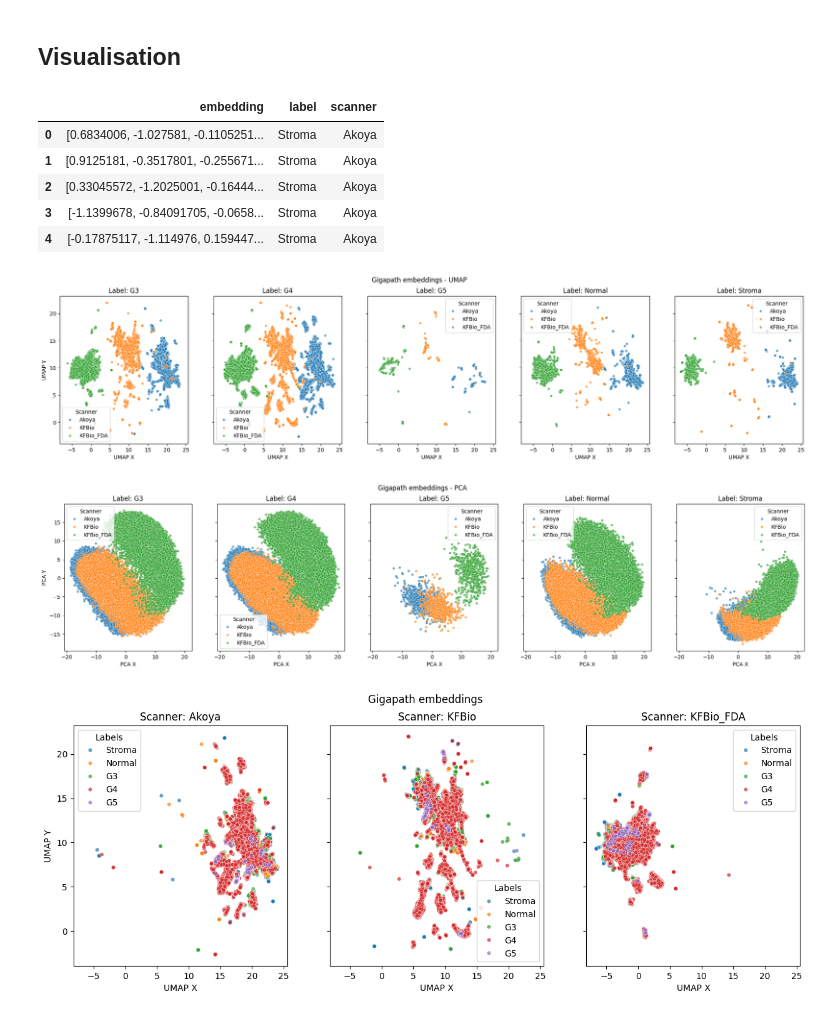
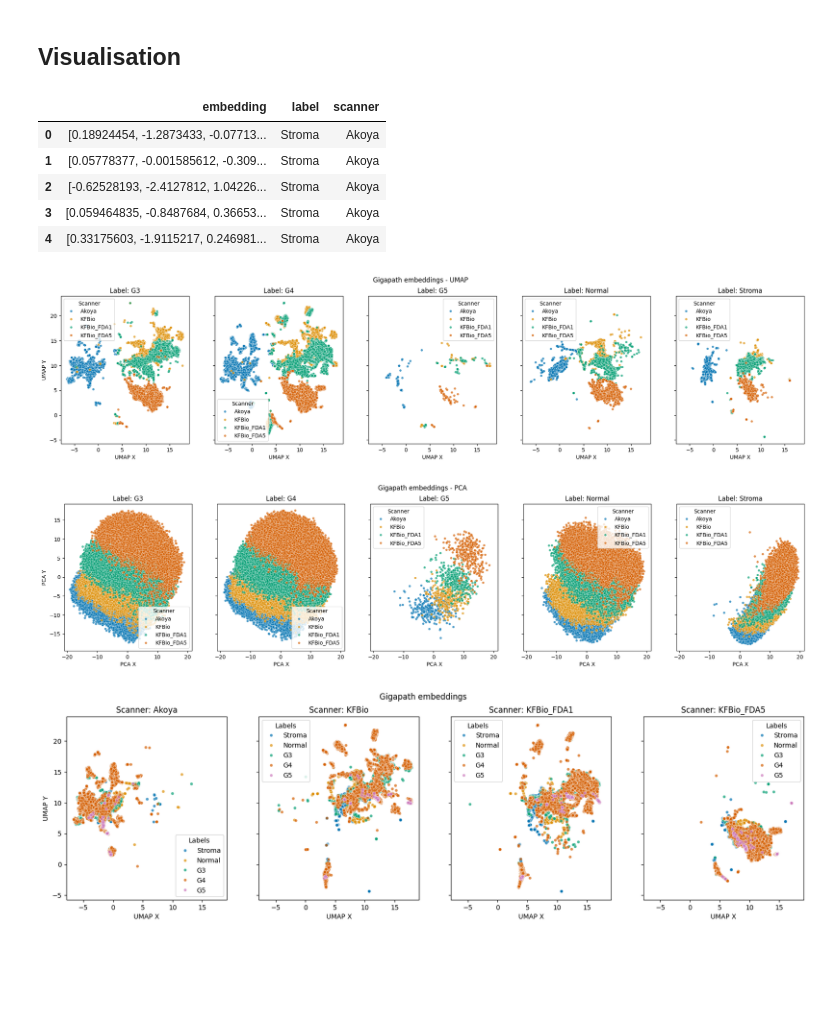
Before and after one commit to Leooryx/ASTAR_internship, a Jupyter notebook: embeddings_gen/visualisation.ipynb, the cells around one changed output. Drawn from its saved outputs; the diff is of its cells as text; code cells hidden in the pictures; blank space fills up the shorter version.

```diff
--- a/embeddings_gen/visualisation.ipynb
+++ b/embeddings_gen/visualisation.ipynb
@@ -106,12 +106,12 @@ def subsample(ds, sample_percantage: float, scanner_name: str, label_map: dict)
     df["label"] = df["label"].map(label_map)
     return df
 # %%
-scanners = ['Akoya', 'KFBio', 'KFBio_FDA']
+scanners = ['Akoya', 'KFBio', 'KFBio_FDA1','KFBio_FDA5']
 ds_paths = [os.path.join(EMBEDDING_DIR, ds_path, "mixed_precision/dim_256/Train/gigapath") for ds_path in scanners]
 
 
 id_to_class = {v: k for k, v in LABEL_MAP.items()}
-sample_percentage = 0.3  # modify maybe??
+sample_percentage = 0.4  # modify maybe??
 
 dfs = []
 for scanner, path in zip(scanners, ds_paths):
@@ -124,11 +124,11 @@ df_all = pd.concat(dfs, ignore_index=True)
 df_all.head()
 # %% [output]
 |  | embedding | label | scanner |
-| 0 | [0.6834006, -1.027581, -0.1105251... | Stroma | Akoya |
-| 1 | [0.9125181, -0.3517801, -0.255671... | Stroma | Akoya |
-| 2 | [0.33045572, -1.2025001, -0.16444... | Stroma | Akoya |
-| 3 | [-1.1399678, -0.84091705, -0.0658... | Stroma | Akoya |
-| 4 | [-0.17875117, -1.114976, 0.159447... | Stroma | Akoya |
+| 0 | [0.18924454, -1.2873433, -0.07713... | Stroma | Akoya |
+| 1 | [0.05778377, -0.001585612, -0.309... | Stroma | Akoya |
+| 2 | [-0.62528193, -2.4127812, 1.04226... | Stroma | Akoya |
+| 3 | [0.059464835, -0.8487684, 0.36653... | Stroma | Akoya |
+| 4 | [0.33175603, -1.9115217, 0.246981... | Stroma | Akoya |
 # %%
 X = np.stack(df_all["embedding"].values)
 umap_proj = UMAP(n_components=2, random_state=42).fit_transform(X)
@@ -142,7 +142,7 @@ n_labels = 5
 fig, axs = plt.subplots(1, n_labels, figsize=(5 * n_labels, 5), sharex=True, sharey=True)
 
 
-
+palette = sns.color_palette("colorblind")
 for ax, label in zip(axs, unique_labels):
     data = df_all[df_all["label"] == label]
     sns.scatterplot(
@@ -150,6 +150,7 @@ for ax, label in zip(axs, unique_labels):
         x="umap_x",
         y="umap_y",
         hue="scanner",
+        palette=palette,
         ax=ax,
         s=20,
         alpha=0.7
@@ -161,10 +162,10 @@ for ax, label in zip(axs, unique_labels):
 
 #plt.tight_layout()
 plt.suptitle('Gigapath embeddings - UMAP')
-plt.savefig("/home/leolr-int/nfs/ASTAR_internship/embeddings_gen/images/FDA_005_labels.png")
+plt.savefig("/home/leolr-int/nfs/ASTAR_internship/embeddings_gen/images/FDA_1&5_labels.png")
 plt.show()
 # %% [output]
-[figure, old version]
+[figure, new version]
 # %%
 from sklearn.decomposition import PCA
 import pandas as pd
@@ -186,6 +187,7 @@ for ax, label in zip(axs, unique_labels):
         y="pca_y",  # Changed from "umap_y" to "pca_y"
         hue="scanner",
         ax=ax,
+        palette=palette,
         s=20,
         alpha=0.7
     )
@@ -198,34 +200,35 @@ plt.suptitle('Gigapath embeddings - PCA')
 #plt.savefig("/home/leolr-int/nfs/ASTAR_internship/embeddings_gen/images/FDA_005_labels.png")
 plt.show()
 # %% [output]
-[figure, old version]
+[figure, new version]
 # %%
-fig, axs = plt.subplots(1, 3, figsize=(5 * 3, 5), sharex=True, sharey=True)
+fig, axs = plt.subplots(1, 4, figsize=(5 * 4, 5), sharex=True, sharey=True)
 
 
 
 for ax, scanner in zip(axs, scanners):
     data = df_all[df_all["scanner"] == scanner]
     sns.scatterplot(
         data=data,
         x="umap_x",
         y="umap_y",
         hue="label",
+        palette=palette,
         ax=ax,
         s=20,
         alpha=0.7
     )
     ax.set_title(f"Scanner: {scanner}")
     ax.set_xlabel("UMAP X")
     ax.set_ylabel("UMAP Y")
     ax.legend(title="Labels")
 
 #plt.tight_layout()
 plt.suptitle('Gigapath embeddings')
-plt.savefig("/home/leolr-int/nfs/ASTAR_internship/embeddings_gen/images/FDA_005_scanner.png")
+plt.savefig("/home/leolr-int/nfs/ASTAR_internship/embeddings_gen/images/FDA_1&5_scanner.png")
 plt.show()
 # %% [output]
-[figure, old version]
+[figure, new version]
 # %%
 from scipy.spatial.distance import mahalanobis
 from itertools import combinations
```
Also changed, not shown: parts of 1 cell of this notebook, 10 other files.
